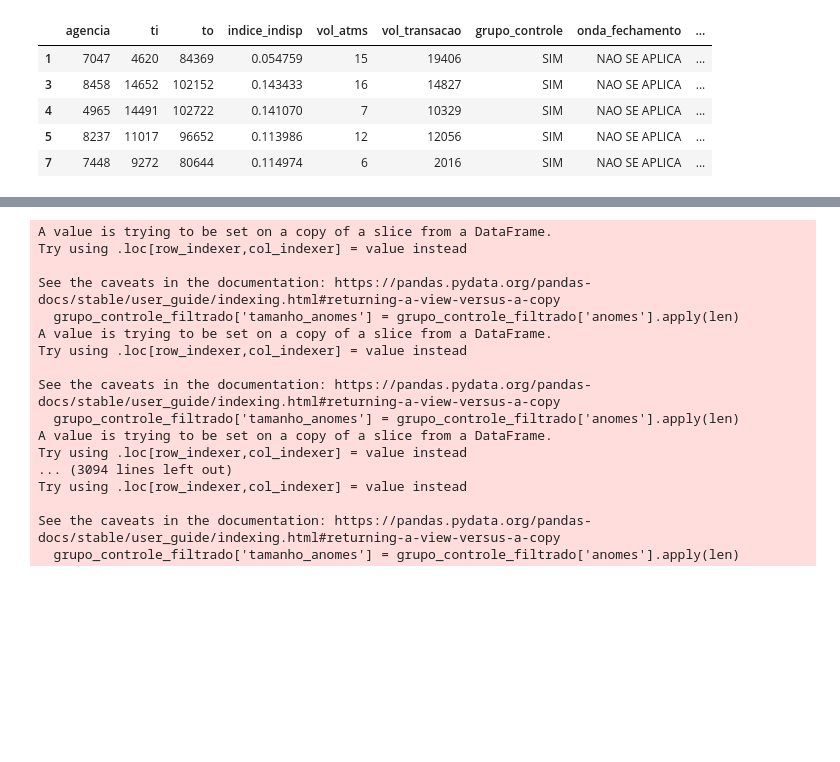
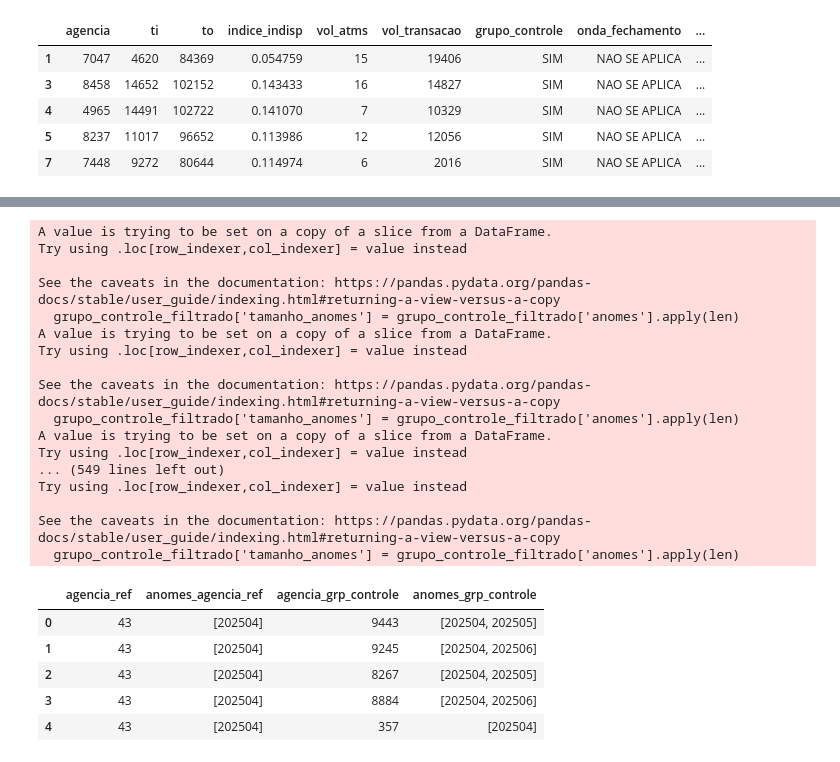
Before and after one commit to SAMUKISZHSD/dist-euclidiana, a Jupyter notebook: dist_euclidian_test.ipynb, the cells around one changed output, grey strips where cells are left out. Saved outputs shown, nothing was run; the diff lists cells and outputs as text; code cells hidden in the pictures; blank space fills up the shorter version.

```diff
--- a/dist_euclidian_test.ipynb
+++ b/dist_euclidian_test.ipynb
@@ -95,45 +97,53 @@ for index_nao, row_nao in nao_grupo_controle_pre_logica_anomes.iterrows():
         continue
 
     grupo_controle_filtrado['tamanho_anomes'] = grupo_controle_filtrado['anomes'].apply(len)
+
     tamanho_minimo = len(anomes_nao)
     grupo_controle_filtrado = grupo_controle_filtrado[
         grupo_controle_filtrado['tamanho_anomes'] >= tamanho_minimo
     ]
 
     if grupo_controle_filtrado.empty:
         continue
 
     grupo_controle_filtrado = grupo_controle_filtrado.sort_values(by='tamanho_anomes', ascending=False)
     top_5_agencias = grupo_controle_filtrado.head(5)
 
-for index_sim, row_sim in grupo_controle_filtrado.iterrows():
-    resultados_pre_logica.append({
-        'agencia_ref': agencia_nao,
-        'anomes_agencia_ref': anomes_nao,
-        'agencia_grp_controle': row_sim['agencia'],
-        'anomes_grp_controle': row_sim['anomes']
-    })
+    for index_sim, row_sim in grupo_controle_filtrado.iterrows():
+        resultados_pre_logica.append({
+            'agencia_ref': agencia_nao,
+            'anomes_agencia_ref': anomes_nao,
+            'agencia_grp_controle': row_sim['agencia'],
+            'anomes_grp_controle': row_sim['anomes']
+            })
 
 lista_ag_proximas_anomes = pd.DataFrame(resultados_pre_logica)
 lista_ag_proximas_anomes.to_csv('test/lista_agencias_proximas_pre_logica.csv', index=False)
+lista_ag_proximas_anomes.head()
 # %% [output]
 A value is trying to be set on a copy of a slice from a DataFrame.
 Try using .loc[row_indexer,col_indexer] = value instead
 
 See the caveats in the documentation: https://pandas.pydata.org/pandas-docs/stable/user_guide/indexing.html#returning-a-view-versus-a-copy
   grupo_controle_filtrado['tamanho_anomes'] = grupo_controle_filtrado['anomes'].apply(len)
 A value is trying to be set on a copy of a slice from a DataFrame.
 Try using .loc[row_indexer,col_indexer] = value instead
 
 See the caveats in the documentation: https://pandas.pydata.org/pandas-docs/stable/user_guide/indexing.html#returning-a-view-versus-a-copy
   grupo_controle_filtrado['tamanho_anomes'] = grupo_controle_filtrado['anomes'].apply(len)
 A value is trying to be set on a copy of a slice from a DataFrame.
 Try using .loc[row_indexer,col_indexer] = value instead
-... (3094 lines left out)
+... (549 lines left out)
 Try using .loc[row_indexer,col_indexer] = value instead
 
 See the caveats in the documentation: https://pandas.pydata.org/pandas-docs/stable/user_guide/indexing.html#returning-a-view-versus-a-copy
   grupo_controle_filtrado['tamanho_anomes'] = grupo_controle_filtrado['anomes'].apply(len)
+|  | agencia_ref | anomes_agencia_ref | agencia_grp_controle | anomes_grp_controle |
+| 0 | 43 | [202504] | 9443 | [202504, 202505] |
+| 1 | 43 | [202504] | 9245 | [202504, 202506] |
+| 2 | 43 | [202504] | 8267 | [202504, 202505] |
+| 3 | 43 | [202504] | 8884 | [202504, 202506] |
+| 4 | 43 | [202504] | 357 | [202504] |
 # %%
 grupo_contorle_agg = grupo_controle_pre.groupby(['agencia', 'anomes']).agg({
     'ti': 'sum',
```
Also changed, not shown: parts of 4 cells of this notebook, 3 other files.
